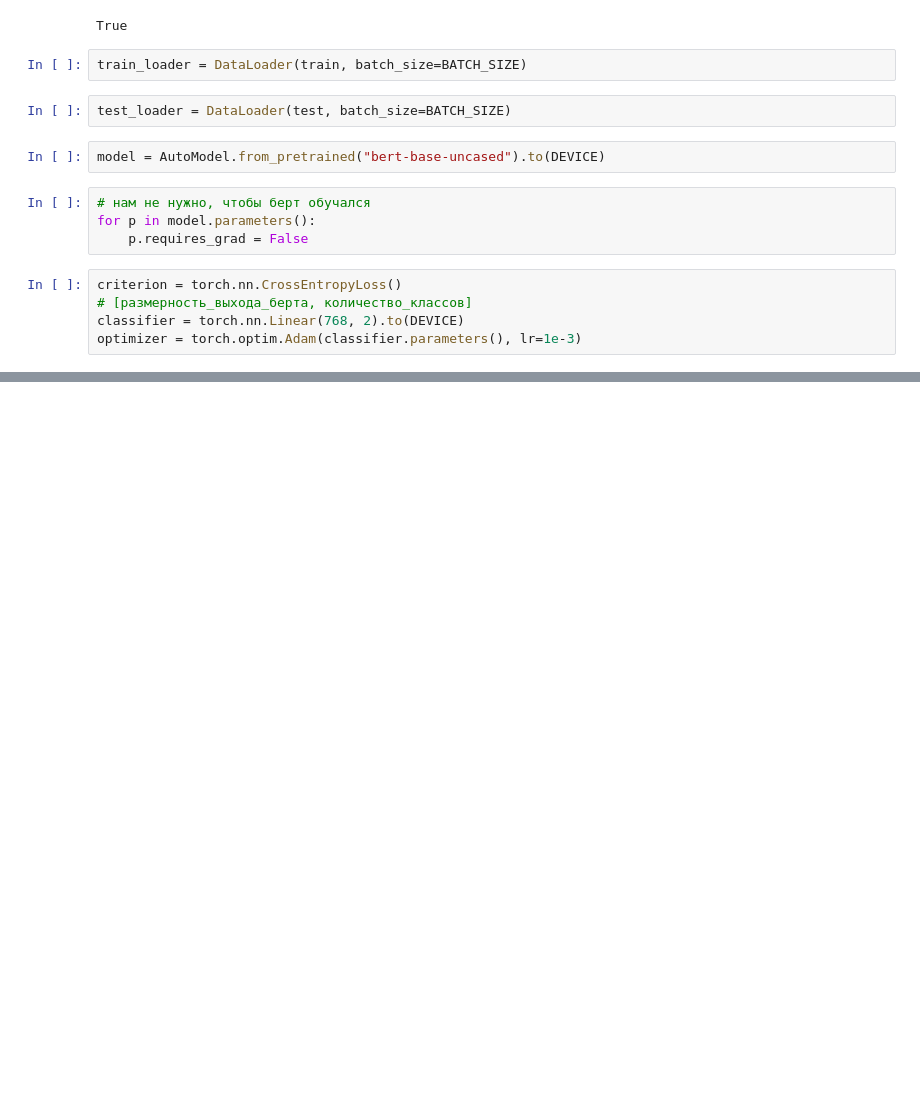
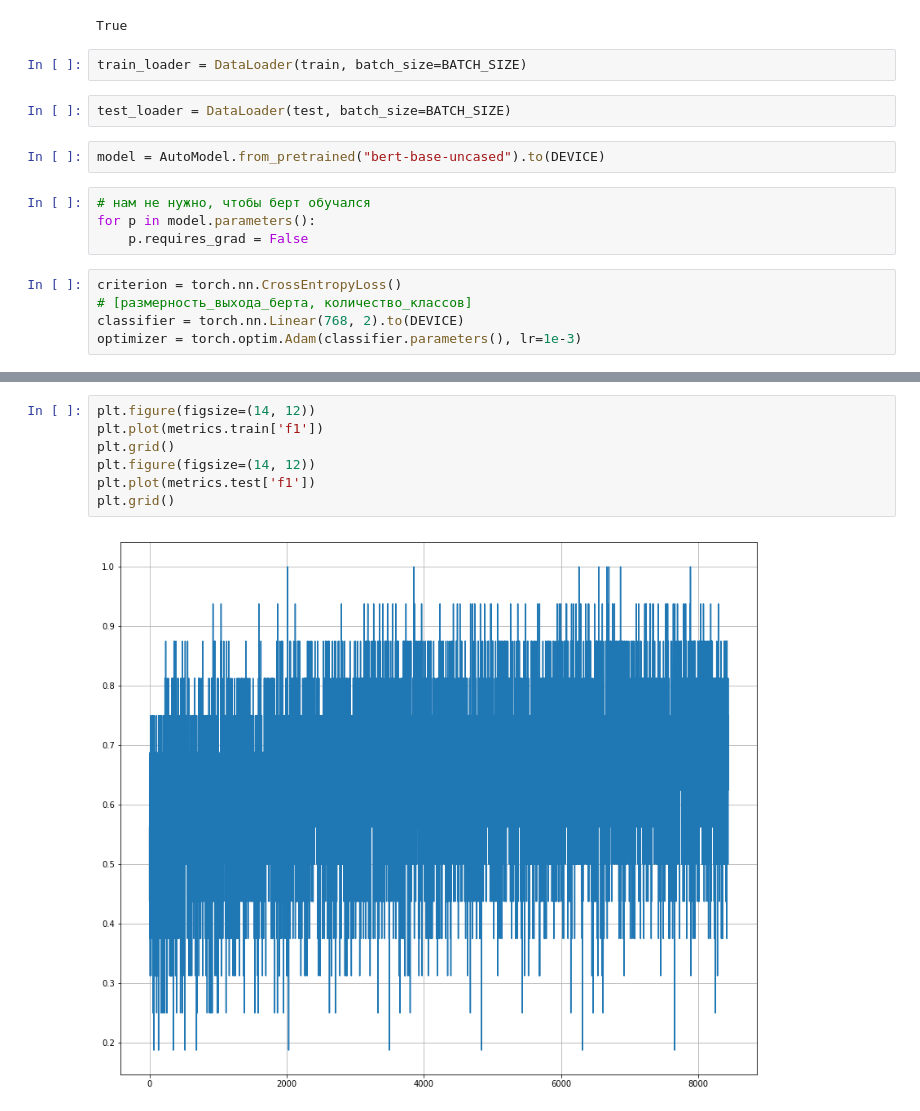
Before and after one commit to OneAdder/deeplearning2020, a Jupyter notebook: project/project.ipynb, the cells around one changed output, grey strips where cells are left out. Saved outputs shown, nothing was run; the diff lists cells and outputs as text; blank space fills up the shorter version.

```diff
--- a/project/project.ipynb
+++ b/project/project.ipynb
@@ -113,0 +115,9 @@ OrderedDict([('weight',
+# %%
+plt.figure(figsize=(14, 12))
+plt.plot(metrics.train['f1'])
+plt.grid()
+plt.figure(figsize=(14, 12))
+plt.plot(metrics.test['f1'])
+plt.grid()
+# %% [output]
+[figure, added]
```
Also changed, not shown: parts of 6 cells of this notebook.
